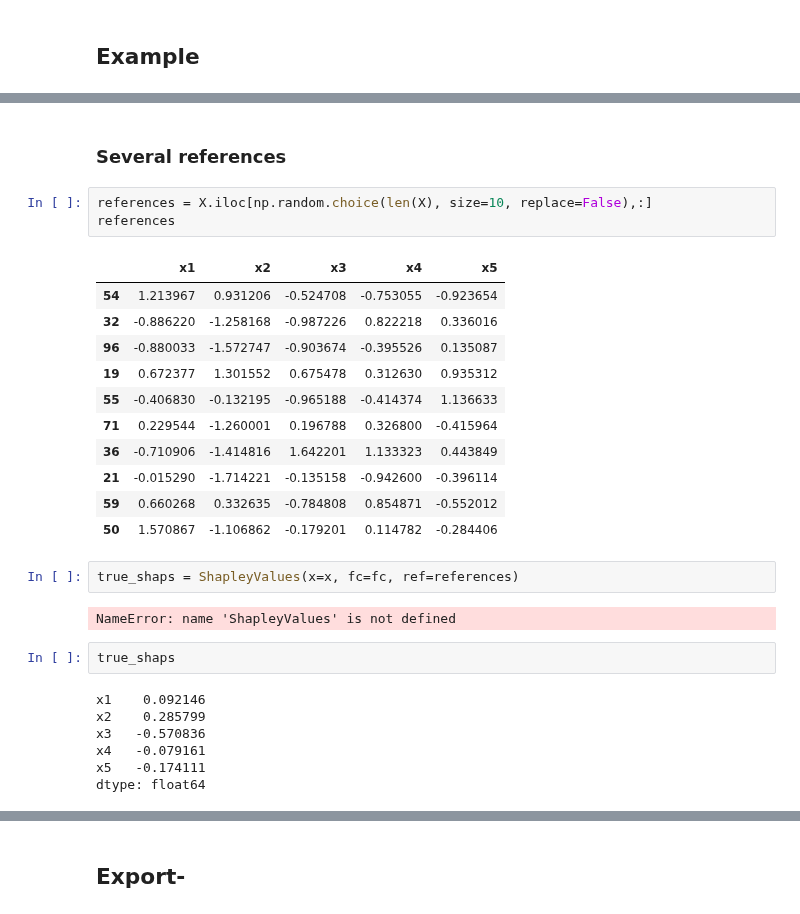
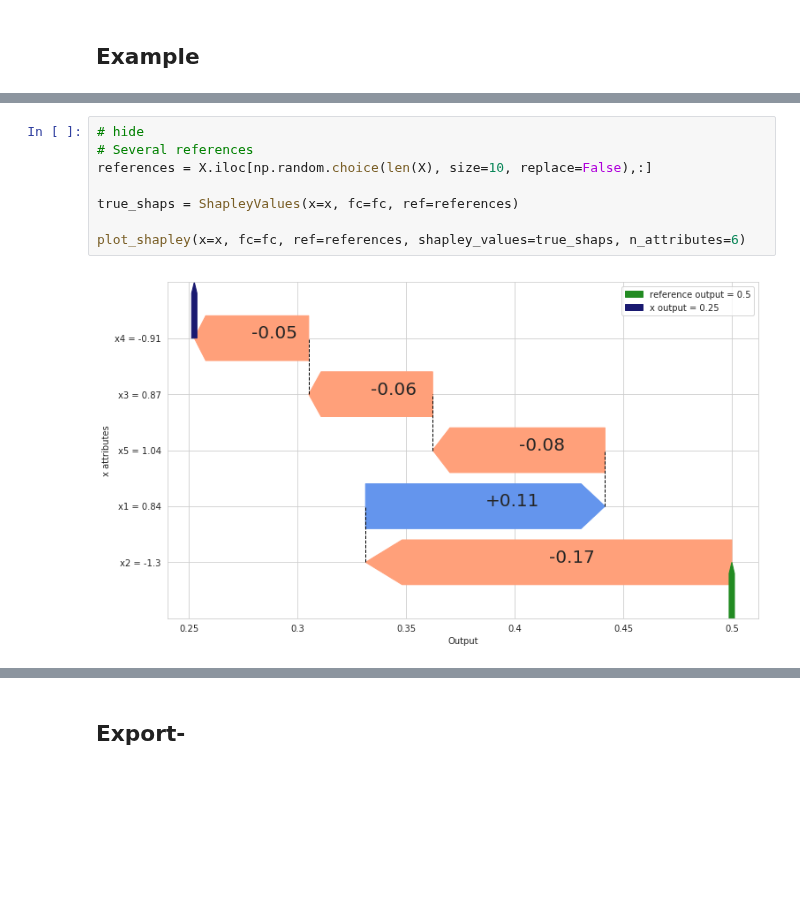
Before and after one commit to ThalesGroup/shapkit, a Jupyter notebook: nbs/plots.ipynb, the cells around one changed output, grey strips where cells are left out. Saved outputs shown, nothing was run; the diff lists cells and outputs as text; blank space fills up the shorter version.

```diff
--- a/nbs/plots.ipynb
+++ b/nbs/plots.ipynb
@@ -152,30 +125,10 @@ plot_shapley(x=x, fc=fc, ref=reference, shapley_values=true_shap, n_attributes=5
-# %% [markdown]
-### Several references
 # %%
+# hide
+# Several references
 references = X.iloc[np.random.choice(len(X), size=10, replace=False),:]
-references
+
+true_shaps = ShapleyValues(x=x, fc=fc, ref=references)
+
+plot_shapley(x=x, fc=fc, ref=references, shapley_values=true_shaps, n_attributes=6)
 # %% [output]
-|  | x1 | x2 | x3 | x4 | x5 |
-| 54 | 1.213967 | 0.931206 | -0.524708 | -0.753055 | -0.923654 |
-| 32 | -0.886220 | -1.258168 | -0.987226 | 0.822218 | 0.336016 |
-| 96 | -0.880033 | -1.572747 | -0.903674 | -0.395526 | 0.135087 |
-| 19 | 0.672377 | 1.301552 | 0.675478 | 0.312630 | 0.935312 |
-| 55 | -0.406830 | -0.132195 | -0.965188 | -0.414374 | 1.136633 |
-| 71 | 0.229544 | -1.260001 | 0.196788 | 0.326800 | -0.415964 |
-| 36 | -0.710906 | -1.414816 | 1.642201 | 1.133323 | 0.443849 |
-| 21 | -0.015290 | -1.714221 | -0.135158 | -0.942600 | -0.396114 |
-| 59 | 0.660268 | 0.332635 | -0.784808 | 0.854871 | -0.552012 |
-| 50 | 1.570867 | -1.106862 | -0.179201 | 0.114782 | -0.284406 |
+[figure, added]
-# %%
-true_shaps = ShapleyValues(x=x, fc=fc, ref=references)
-# %% [output]
-NameError: name 'ShapleyValues' is not defined
-# %%
-true_shaps
-# %% [output]
-x1    0.092146
-x2    0.285799
-x3   -0.570836
-x4   -0.079161
-x5   -0.174111
-dtype: float64
```
Also changed, not shown: parts of 13 cells of this notebook, 23 other files.
